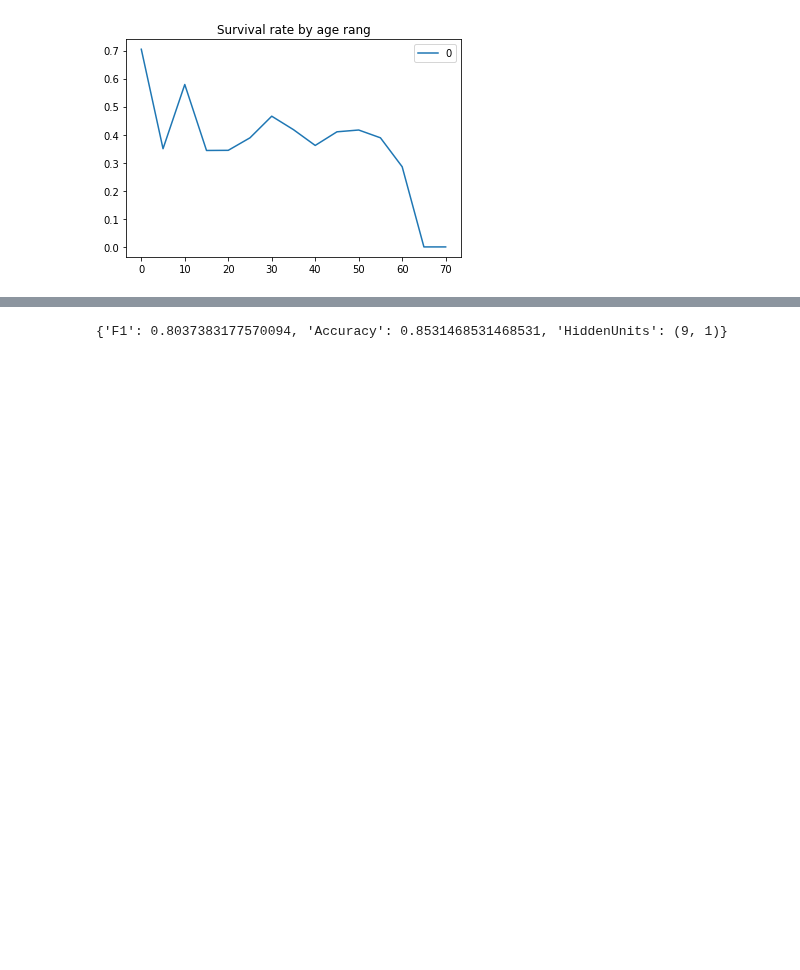
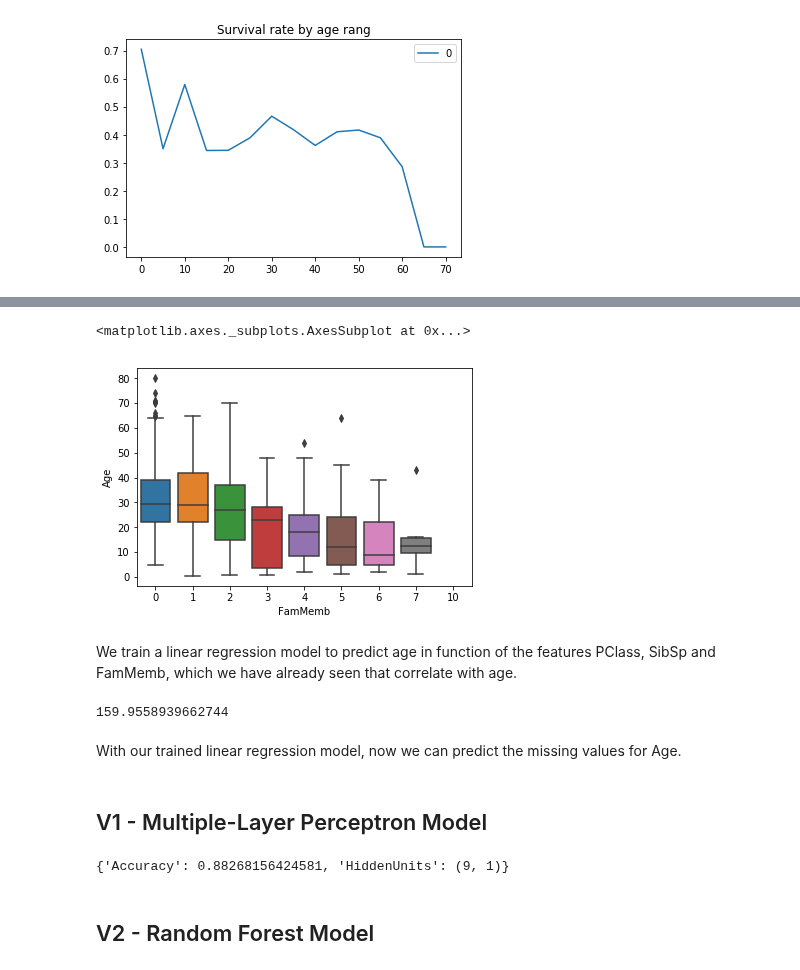
Before and after one commit to BarqueroGerman/Kaggle_Titanic, a Jupyter notebook: titanic.ipynb, the cells around one changed output, grey strips where cells are left out. Saved outputs shown, nothing was run; the diff lists cells and outputs as text; code cells hidden in the pictures; blank space fills up the shorter version.

```diff
--- a/titanic.ipynb
+++ b/titanic.ipynb
@@ -80,0 +160,33 @@ def clean_data(data):
+# %%
+sns.boxplot(x='FamMemb', y='Age', data=X)
+# %% [output]
+<matplotlib.axes._subplots.AxesSubplot at 0x...>
+[figure, added]
+# %% [markdown]
+We train a linear regression model to predict age in function of the features PClass, SibSp and FamMemb, which we have already seen that correlate with age.
+# %%
+from sklearn.linear_model import LinearRegression
+from sklearn.metrics import mean_squared_error
+
+def get_age_features(data):
+    return data[['SibSp', 'Pclass', 'FamMemb', 'IsFemale']]
+
+# we will use the whole dataset to predict ages
+X_test = feature_engineering(test_data)
+X_whole = pd.concat([X, X_test], sort=False)
+# we divide it
+age_training = X_whole[X_whole.Age.notna()]
+age_topredict = X_whole[X_whole.Age.isna()]
+
+# we train our model
+age_training_X = get_age_features(age_training)
+age_training_Y = age_training.Age
+age_model = LinearRegression()
+age_model.fit(age_training_X, age_training_Y)
+
+# we evaluate our model over the training set
+mean_squared_error(age_training.Age, age_model.predict(age_training_X))
+# %% [output]
+159.9558939662744
+# %% [markdown]
+With our trained linear regression model, now we can predict the missing values for Age.
@@ -81,17 +200,11 @@ def clean_data(data):
+# %% [markdown]
+## V1 - Multiple-Layer Perceptron Model
 # %%
 from sklearn.neural_network import MLPClassifier
 from sklearn.model_selection import train_test_split
 from sklearn.metrics import confusion_matrix, accuracy_score, f1_score
 
-X = clean_data(data)
-
-# we clean the data with empty age (it will not help to train a good model)
-X = X.dropna(axis=0, subset=['Age'])
-
-y = X['Survived']
-del X['Survived']
-
-best_score = { 'F1': 0, 'Accuracy': 0 }
+best_score = { 'Accuracy': 0 }
 best_cls = None
 for hu1 in range(3,10):
     for hu2 in range(1,5):
@@ -100,19 +213,22 @@ for hu1 in range(3,10):
             trainX, testX, trainY, testY = train_test_split(X, y, test_size=0.2)
 
             # defining the model to train
-            cls = MLPClassifier(hidden_layer_sizes=(hu1, hu2), activation='logistic', max_iter=1000)
+            cls = MLPClassifier(hidden_layer_sizes=(hu1, hu2), activation='logistic', max_iter=2000)
 
             # we train it with our training set
             cls.fit(trainX, trainY)
 
             # We evaluate the model over our testset
             predictedY = cls.predict(testX)
-            score = f1_score(testY, predictedY)
-            if(score > best_score['F1']):
+            score = accuracy_score(testY, predictedY)
+            if(score > best_score['Accuracy']):
                 best_cls = cls
-                best_score = { 'F1': score, 'Accuracy': accuracy_score(testY, predictedY),
+                best_score = { 'Accuracy': accuracy_score(testY, predictedY),
                               'HiddenUnits' : (hu1, hu2) }
 
 print(best_score)
+classifier_MLP = best_cls
 # %% [output]
-{'F1': 0.8037383177570094, 'Accuracy': 0.8531468531468531, 'HiddenUnits': (9, 1)}
+{'Accuracy': 0.88268156424581, 'HiddenUnits': (9, 1)}
+# %% [markdown]
+## V2 - Random Forest Model
```
Also changed, not shown: parts of 15 cells of this notebook, 1 other file.
